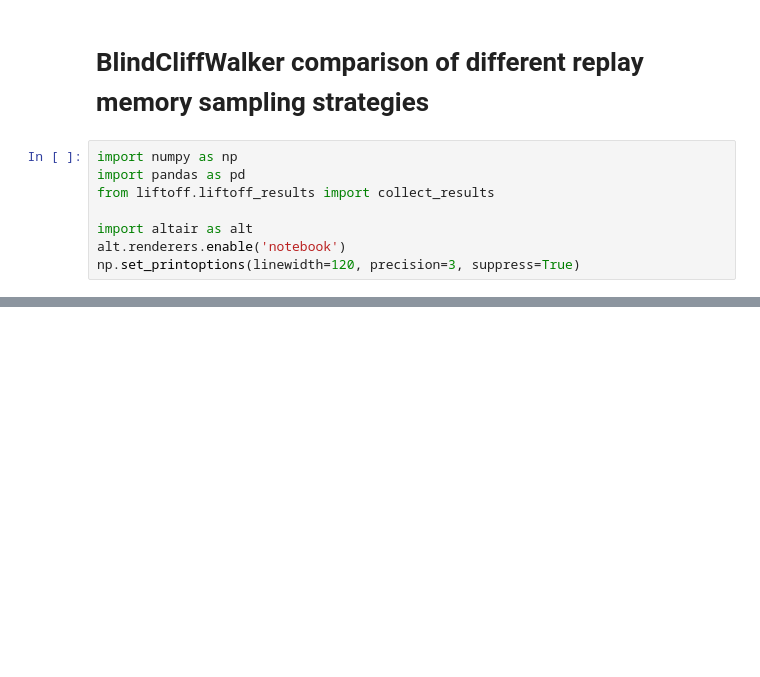
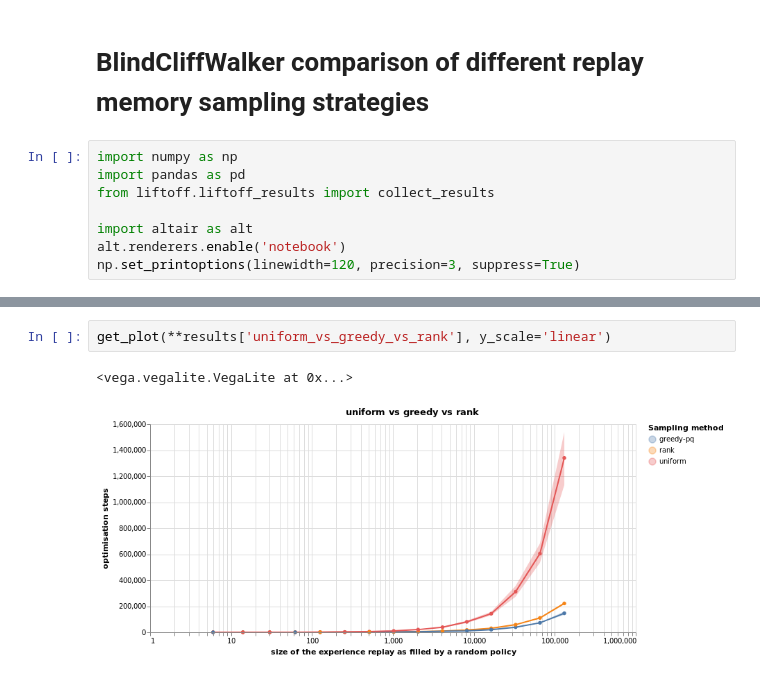
Before and after one commit to floringogianu/per-study, a Jupyter notebook: notebooks/comparison.ipynb, the cells around one changed output, grey strips where cells are left out. Saved outputs shown, nothing was run; the diff lists cells and outputs as text; blank space fills up the shorter version.

```diff
--- a/notebooks/comparison.ipynb
+++ b/notebooks/comparison.ipynb
@@ -54,0 +53,5 @@ confidence_interval = alt.Chart(data).mark_area(opacity=0.3).encode(
+# %%
+get_plot(**results['uniform_vs_greedy_vs_rank'], y_scale='linear')
+# %% [output]
+<vega.vegalite.VegaLite at 0x...>
+[figure, added]
```
Also changed, not shown: parts of 6 cells of this notebook.
